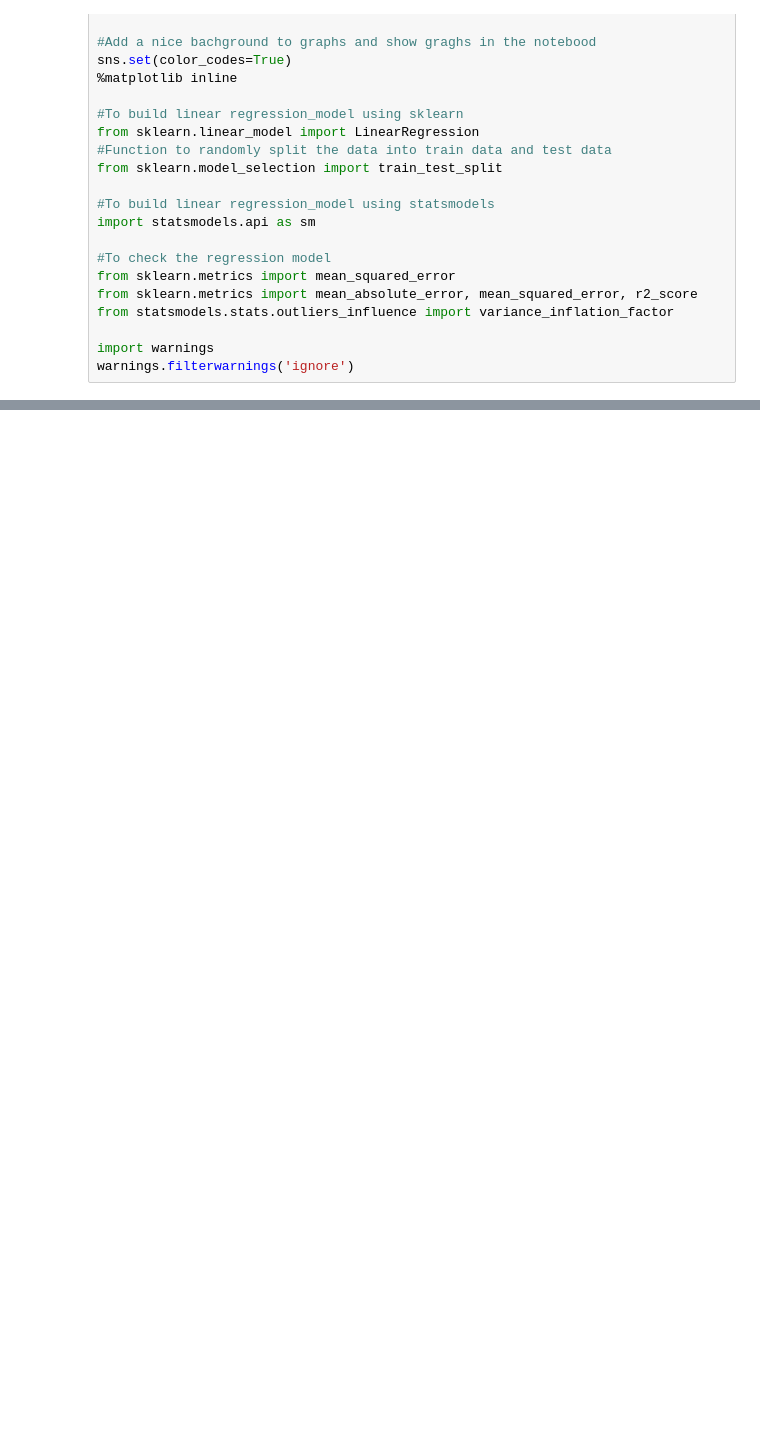
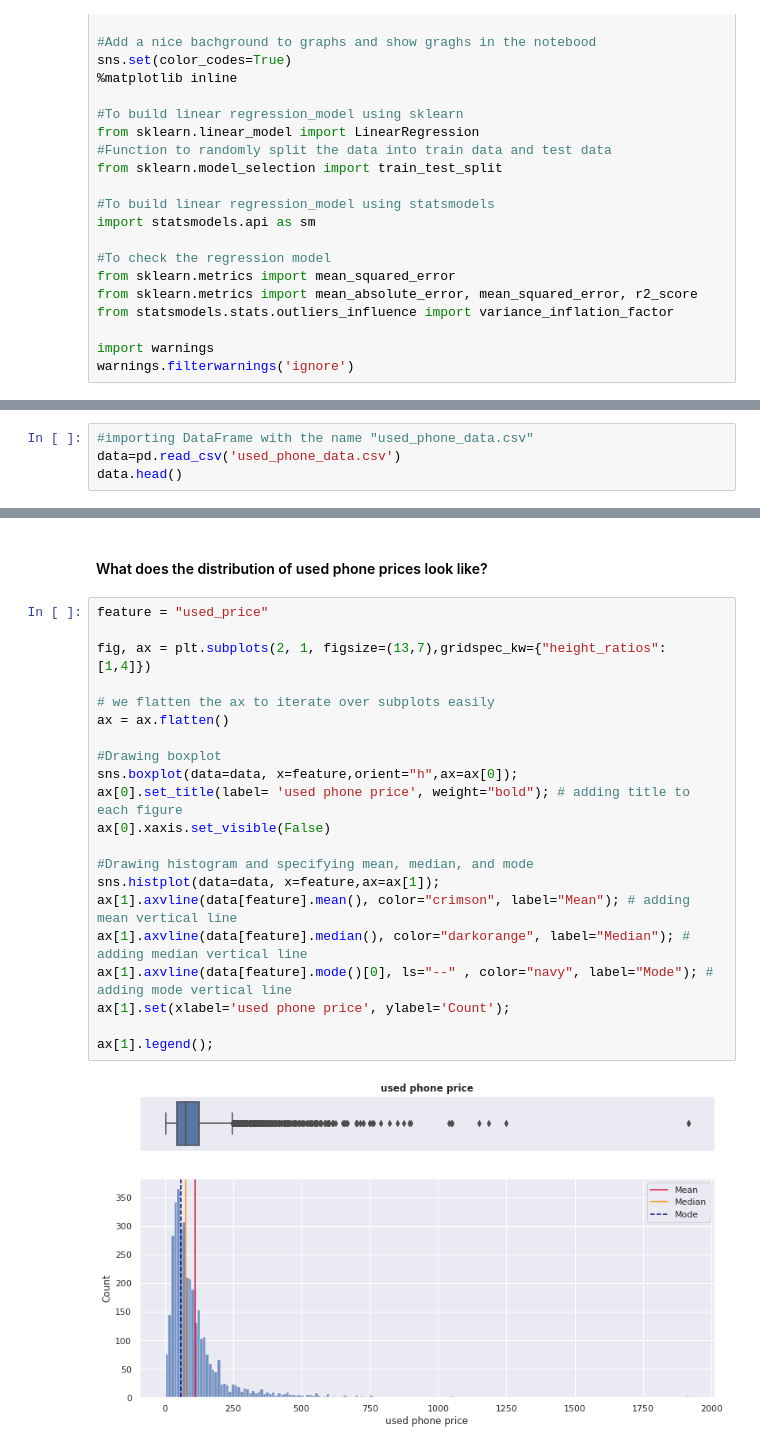
Before and after one commit to Ayda-Darvishan/ML-Regression-Model--AWS, a Jupyter notebook: AWS-NoteBook.ipynb, the cells around one changed output, grey strips where cells are left out. Cells and saved outputs as stored; diff of their text form; blank space fills up the shorter version.

```diff
--- a/AWS-NoteBook.ipynb
+++ b/AWS-NoteBook.ipynb
@@ -43,0 +64,4 @@ warnings.filterwarnings('ignore')
+# %%
+#importing DataFrame with the name "used_phone_data.csv"
+data=pd.read_csv('used_phone_data.csv')
+data.head()
@@ -43,0 +168,25 @@ warnings.filterwarnings('ignore')
+# %% [markdown]
+#### What does the distribution of used phone prices look like?
+# %%
+feature = "used_price"
+
+fig, ax = plt.subplots(2, 1, figsize=(13,7),gridspec_kw={"height_ratios": [1,4]})
+
+# we flatten the ax to iterate over subplots easily
+ax = ax.flatten()
+
+#Drawing boxplot
+sns.boxplot(data=data, x=feature,orient="h",ax=ax[0]);
+ax[0].set_title(label= 'used phone price', weight="bold"); # adding title to each figure
+ax[0].xaxis.set_visible(False)
+
+#Drawing histogram and specifying mean, median, and mode
+sns.histplot(data=data, x=feature,ax=ax[1]);
+ax[1].axvline(data[feature].mean(), color="crimson", label="Mean"); # adding mean vertical line
+ax[1].axvline(data[feature].median(), color="darkorange", label="Median"); # adding median vertical line
+ax[1].axvline(data[feature].mode()[0], ls="--" , color="navy", label="Mode"); # adding mode vertical line
+ax[1].set(xlabel='used phone price', ylabel='Count');
+
+ax[1].legend();
+# %% [output]
+[figure, added]
```
Also changed, not shown: parts of 41 cells of this notebook.
